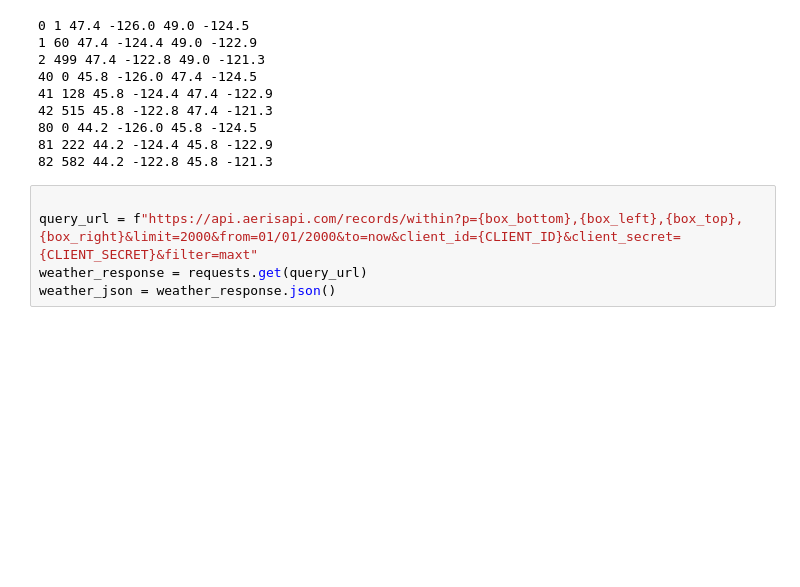
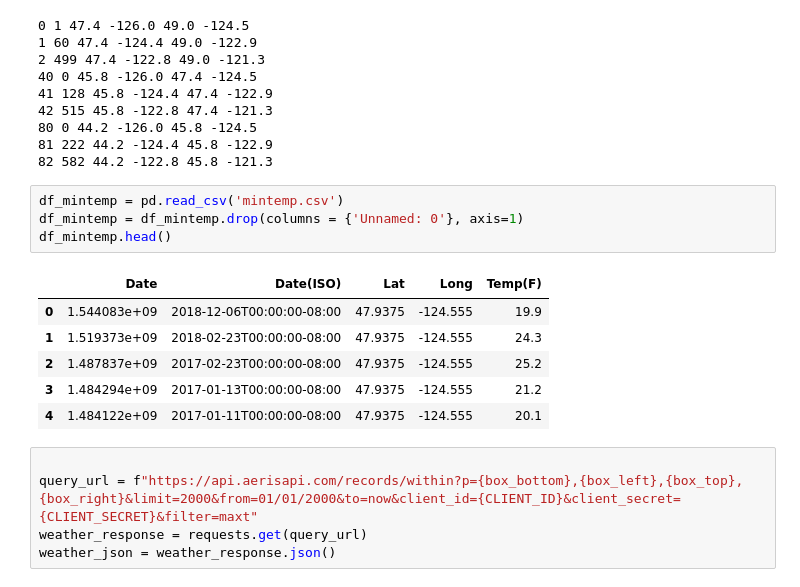
Before and after one commit to andywats0n/gtdata_project2, a Jupyter notebook: src/Project3.ipynb, the cells around one changed output. Cells and saved outputs as stored; diff of their text form; blank space fills up the shorter version.

```diff
--- a/src/Project3.ipynb
+++ b/src/Project3.ipynb
@@ -186,6 +186,17 @@ for i in range(3):
 80 0 44.2 -126.0 45.8 -124.5
 81 222 44.2 -124.4 45.8 -122.9
 82 582 44.2 -122.8 45.8 -121.3
+# %%
+df_mintemp = pd.read_csv('mintemp.csv')
+df_mintemp = df_mintemp.drop(columns = {'Unnamed: 0'}, axis=1)
+df_mintemp.head()
+# %% [output]
+|  | Date | Date(ISO) | Lat | Long | Temp(F) |
+| 0 | 1.544083e+09 | 2018-12-06T00:00:00-08:00 | 47.9375 | -124.555 | 19.9 |
+| 1 | 1.519373e+09 | 2018-02-23T00:00:00-08:00 | 47.9375 | -124.555 | 24.3 |
+| 2 | 1.487837e+09 | 2017-02-23T00:00:00-08:00 | 47.9375 | -124.555 | 25.2 |
+| 3 | 1.484294e+09 | 2017-01-13T00:00:00-08:00 | 47.9375 | -124.555 | 21.2 |
+| 4 | 1.484122e+09 | 2017-01-11T00:00:00-08:00 | 47.9375 | -124.555 | 20.1 |
 # %%
 
 query_url = f"https://api.aerisapi.com/records/within?p={box_bottom},{box_left},{box_top},{box_right}&limit=2000&from=01/01/2000&to=now&client_id={CLIENT_ID}&client_secret={CLIENT_SECRET}&filter=maxt"
```
Also changed, not shown: 5 other files.
